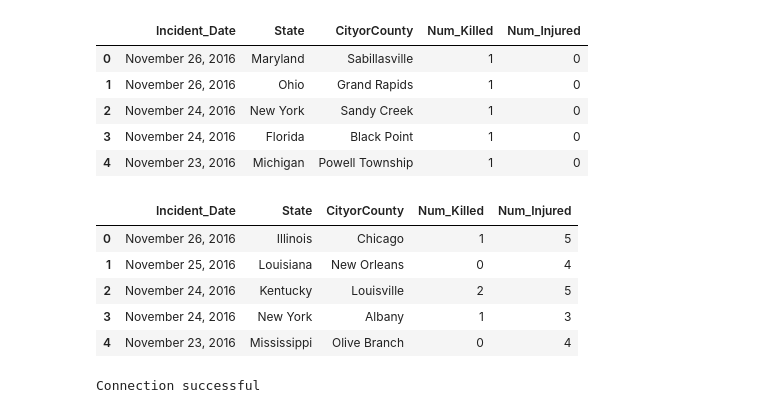
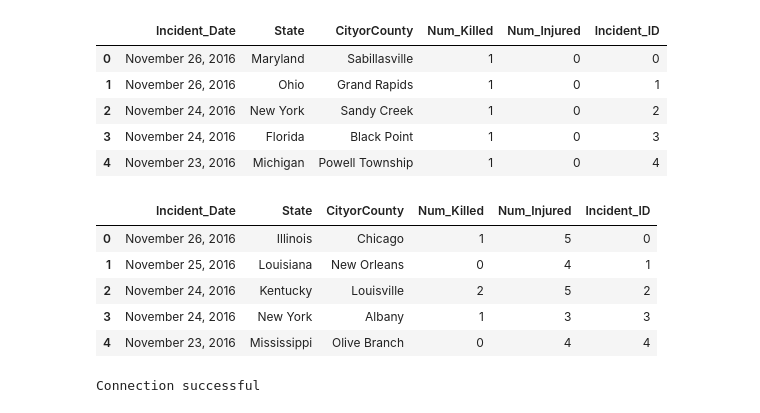
Before and after one commit to mlu1/eda_projects, a Jupyter notebook: project_eda4/task1.ipynb, the cells around one changed output. Drawn from its saved outputs; the diff is of its cells as text; code cells hidden in the pictures.

```diff
--- a/project_eda4/task1.ipynb
+++ b/project_eda4/task1.ipynb
@@ -14,32 +14,32 @@ import psycopg2
 # %%
 df = pd.read_csv('data/accidental_deaths.csv')
 df.head()
 new_accidental_death_df = df[['Incident Date', 'State', 'City Or County', '# Killed', '# Injured']].copy()
 clean_accidental_death_df = new_accidental_death_df.rename(columns={"Incident Date":"Incident_Date", "State":"State", "City Or County":"CityorCounty", "# Killed":"Num_Killed", "# Injured":"Num_Injured"})
+clean_accidental_death_df['Incident_ID'] = clean_accidental_death_df.index
 clean_accidental_death_df.head()
 # %% [output]
-|  | Incident_Date | State | CityorCounty | Num_Killed | Num_Injured |
-| 0 | November 26, 2016 | Maryland | Sabillasville | 1 | 0 |
-| 1 | November 26, 2016 | Ohio | Grand Rapids | 1 | 0 |
-| 2 | November 24, 2016 | New York | Sandy Creek | 1 | 0 |
-| 3 | November 24, 2016 | Florida | Black Point | 1 | 0 |
-| 4 | November 23, 2016 | Michigan | Powell Township | 1 | 0 |
+|  | Incident_Date | State | CityorCounty | Num_Killed | Num_Injured | Incident_ID |
+| 0 | November 26, 2016 | Maryland | Sabillasville | 1 | 0 | 0 |
+| 1 | November 26, 2016 | Ohio | Grand Rapids | 1 | 0 | 1 |
+| 2 | November 24, 2016 | New York | Sandy Creek | 1 | 0 | 2 |
+| 3 | November 24, 2016 | Florida | Black Point | 1 | 0 | 3 |
+| 4 | November 23, 2016 | Michigan | Powell Township | 1 | 0 | 4 |
 # %%
 mass_shooting_df = pd.read_csv("data/mass_shootings_2016.csv")
 #Clean Mass Shooting DataFrame
 new_mass_shooting_df = mass_shooting_df[['Incident Date', 'State', 'City Or County', '# Killed', '# Injured']].copy()
-new_mass_shooting_df.head()
-
 #Rename Columns
 clean_mass_shooting_df = new_mass_shooting_df.rename(columns={"Incident Date":"Incident_Date", "State":"State", "City Or County":"CityorCounty", "# Killed":"Num_Killed", "# Injured":"Num_Injured"})
+clean_mass_shooting_df['Incident_ID'] = clean_mass_shooting_df.index
 clean_mass_shooting_df.head()
 # %% [output]
-|  | Incident_Date | State | CityorCounty | Num_Killed | Num_Injured |
-| 0 | November 26, 2016 | Illinois | Chicago | 1 | 5 |
-| 1 | November 25, 2016 | Louisiana | New Orleans | 0 | 4 |
-| 2 | November 24, 2016 | Kentucky | Louisville | 2 | 5 |
-| 3 | November 24, 2016 | New York | Albany | 1 | 3 |
-| 4 | November 23, 2016 | Mississippi | Olive Branch | 0 | 4 |
+|  | Incident_Date | State | CityorCounty | Num_Killed | Num_Injured | Incident_ID |
+| 0 | November 26, 2016 | Illinois | Chicago | 1 | 5 | 0 |
+| 1 | November 25, 2016 | Louisiana | New Orleans | 0 | 4 | 1 |
+| 2 | November 24, 2016 | Kentucky | Louisville | 2 | 5 | 2 |
+| 3 | November 24, 2016 | New York | Albany | 1 | 3 | 3 |
+| 4 | November 23, 2016 | Mississippi | Olive Branch | 0 | 4 | 4 |
 # %%
 from sqlalchemy import create_engine
 from sqlalchemy.exc import SQLAlchemyError
```
Also changed, not shown: parts of 1 cell of this notebook, 5 other files.
